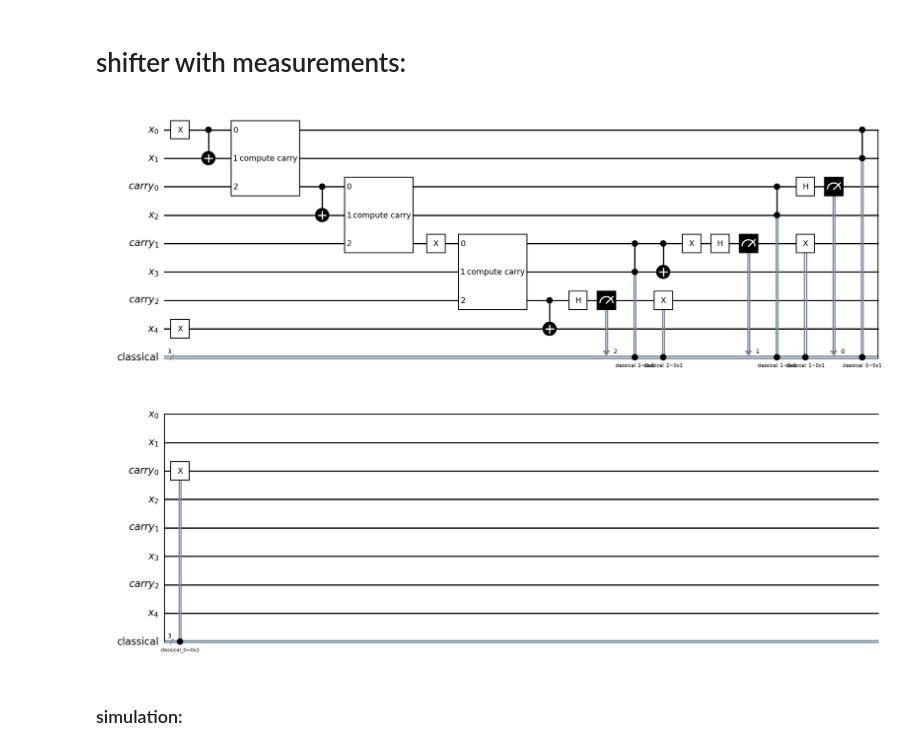
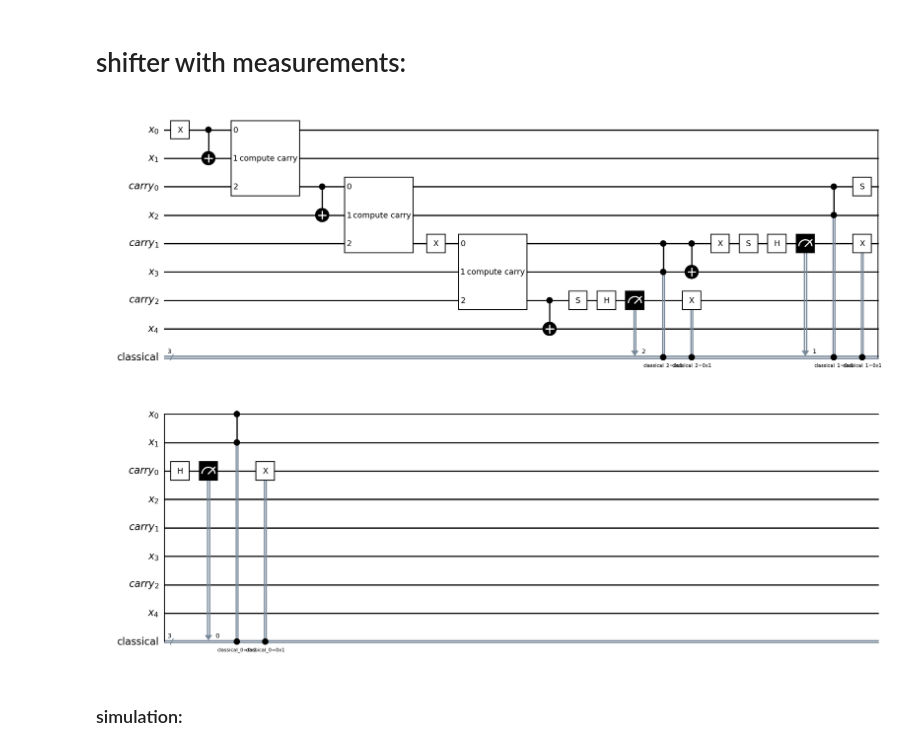
Before and after one commit to akos-nagy/quantum_shifter, a Jupyter notebook: quantum_shifter.ipynb, the cells around one changed output. Drawn from its saved outputs; the diff is of its cells as text; code cells hidden in the pictures.

Commit message:
version with controls and measurements was added

```diff
--- a/quantum_shifter.ipynb
+++ b/quantum_shifter.ipynb
@@ -96,7 +96,7 @@ def measurement_free_quantum_shifter(k, d):
 
     k_bits = (k >> np.arange(1, d))%2
 
-    compute_carry_gate = compute_carry()#.to_gate()
+    compute_carry_gate = compute_carry().to_gate()
     uncompute_carry_gate = compute_carry_gate.inverse()
     uncompute_carry_gate.label = f"uncompute carry"
 
@@ -104,7 +104,6 @@ def measurement_free_quantum_shifter(k, d):
         quantum_shifter_circuit.x(qregx[0])
         quantum_shifter_circuit.cx(qregx[0], qregx[1])
     quantum_shifter_circuit.compose(compute_carry_gate, qubits=[qregx[0], qregx[1], qcarry[0]], inplace=True)
-    #quantum_shifter_circuit.ccx(qregx[0], qregx[1], qcarry[0])
 
     for idx in range(1, d - 2):
         if k_bits[idx - 1] != k_bits[idx]:
@@ -112,7 +111,6 @@ def measurement_free_quantum_shifter(k, d):
         if k_bits[idx] == 1:
             quantum_shifter_circuit.cx(qcarry[idx - 1], qregx[idx + 1])
         quantum_shifter_circuit.compose(compute_carry_gate, qubits=[qcarry[idx - 1], qregx[idx + 1], qcarry[idx]], inplace=True)
-        #quantum_shifter_circuit.ccx(qcarry[idx - 1], qregx[idx + 1], qcarry[idx])
 
     if k_bits[- 2] != k_bits[- 1]:
         quantum_shifter_circuit.x(qregx[- 1])
@@ -120,14 +118,12 @@ def measurement_free_quantum_shifter(k, d):
 
     for idx in range(d - 3, 0, - 1):
         quantum_shifter_circuit.compose(uncompute_carry_gate, qubits=[qcarry[idx - 1], qregx[idx + 1], qcarry[idx]], inplace=True)
-        #quantum_shifter_circuit.ccx(qcarry[idx - 1], qregx[idx + 1], qcarry[idx])
         if k_bits[idx] == 0:
             quantum_shifter_circuit.cx(qcarry[idx - 1], qregx[idx + 1])
         if k_bits[idx - 1] != k_bits[idx]:
             quantum_shifter_circuit.x(qcarry[idx - 1])
 
     quantum_shifter_circuit.compose(uncompute_carry_gate, qubits=[qregx[0], qregx[1], qcarry[0]], inplace=True)
-    #quantum_shifter_circuit.ccx(qregx[0], qregx[1], qcarry[0])
     if k_bits[0] == 0:
         quantum_shifter_circuit.cx(qregx[0], qregx[1])
         quantum_shifter_circuit.x(qregx[0])
@@ -136,6 +132,6 @@ def measurement_free_quantum_shifter(k, d):
 # %% [markdown]
 # testing:
 # %%
-k, d = 1, 4
+k, d = 5, 6
 measurement_free_quantum_shifter(k, d).draw(output="mpl", style="bw", wire_order=wire_order_maker(d))
 # %% [output]
@@ -286,6 +274,7 @@ def quantum_shifter_with_measurements(k, d):
     if not (isinstance(k, int) and isinstance(d, int) and d > 0):
         raise TypeError(f"k and d have to be integers and d has to be positive")
         return 0
+
 
     k %= 1 << d
 
@@ -318,9 +307,12 @@ def quantum_shifter_with_measurements(k, d):
         quantum_shifter_circuit.compose(quantum_shifter_with_measurements(k >> least_significant_bit, d - least_significant_bit), qubits=qregx[least_significant_bit:] + qcarry[least_significant_bit:], clbits=clreg[least_significant_bit:], inplace=True)
         return quantum_shifter_circuit
 
-    k_bits = (k >> np.arange(1, d - 1))%2
+    # k is now odd
 
-    compute_carry_gate, uncompute_carry_gate = compute_carry().to_gate(), uncompute_carry()
+    k_bits = (k >> np.arange(1, d))%2
+
+    compute_carry_gate = compute_carry().to_gate()
+    uncompute_carry_gate = uncompute_carry()
 
     if k_bits[0] == 1:
         quantum_shifter_circuit.x(qregx[0])
@@ -328,13 +320,13 @@ def quantum_shifter_with_measurements(k, d):
     quantum_shifter_circuit.compose(compute_carry_gate, qubits=[qregx[0], qregx[1], qcarry[0]], inplace=True)
 
     for idx in range(1, d - 2):
-        if k_bits[idx - 1]^k_bits[idx] == 1:
+        if k_bits[idx - 1] != k_bits[idx]:
             quantum_shifter_circuit.x(qcarry[idx - 1])
         if k_bits[idx] == 1:
             quantum_shifter_circuit.cx(qcarry[idx - 1], qregx[idx + 1])
         quantum_shifter_circuit.compose(compute_carry_gate, qubits=[qcarry[idx - 1], qregx[idx + 1], qcarry[idx]], inplace=True)
 
-    if k_bits[- 2]^k_bits[- 1] == 1:
+    if k_bits[- 2] != k_bits[- 1]:
         quantum_shifter_circuit.x(qregx[- 1])
     quantum_shifter_circuit.cx(qcarry[- 1], qregx[- 1])
 
@@ -342,11 +334,10 @@ def quantum_shifter_with_measurements(k, d):
         quantum_shifter_circuit.compose(uncompute_carry_gate, qubits=[qcarry[idx - 1], qregx[idx + 1], qcarry[idx]], clbits=clreg[idx], inplace=True)
         if k_bits[idx] == 0:
             quantum_shifter_circuit.cx(qcarry[idx - 1], qregx[idx + 1])
-        if k_bits[idx - 1]^k_bits[idx] == 1:
+        if k_bits[idx - 1] != k_bits[idx]:
             quantum_shifter_circuit.x(qcarry[idx - 1])
 
     quantum_shifter_circuit.compose(uncompute_carry_gate, qubits=[qregx[0], qregx[1], qcarry[0]], clbits=clreg[0], inplace=True)
-
     if k_bits[0] == 0:
         quantum_shifter_circuit.cx(qregx[0], qregx[1])
         quantum_shifter_circuit.x(qregx[0])
@@ -354,9 +345,9 @@ def quantum_shifter_with_measurements(k, d):
     return quantum_shifter_circuit
 # %%
 k, d = 7, 5
-quantum_shifter(k, d).draw(output="mpl", style="bw", wire_order=wire_order_maker(d))
+quantum_shifter_with_measurements(k, d).draw(output="mpl", style="bw", wire_order=wire_order_maker(d))
 # %% [output]
-[figure, old version]
+[figure, new version]
 # %% [markdown]
 ### simulation:
 # %%
```
Also changed, not shown: parts of 11 cells of this notebook.
